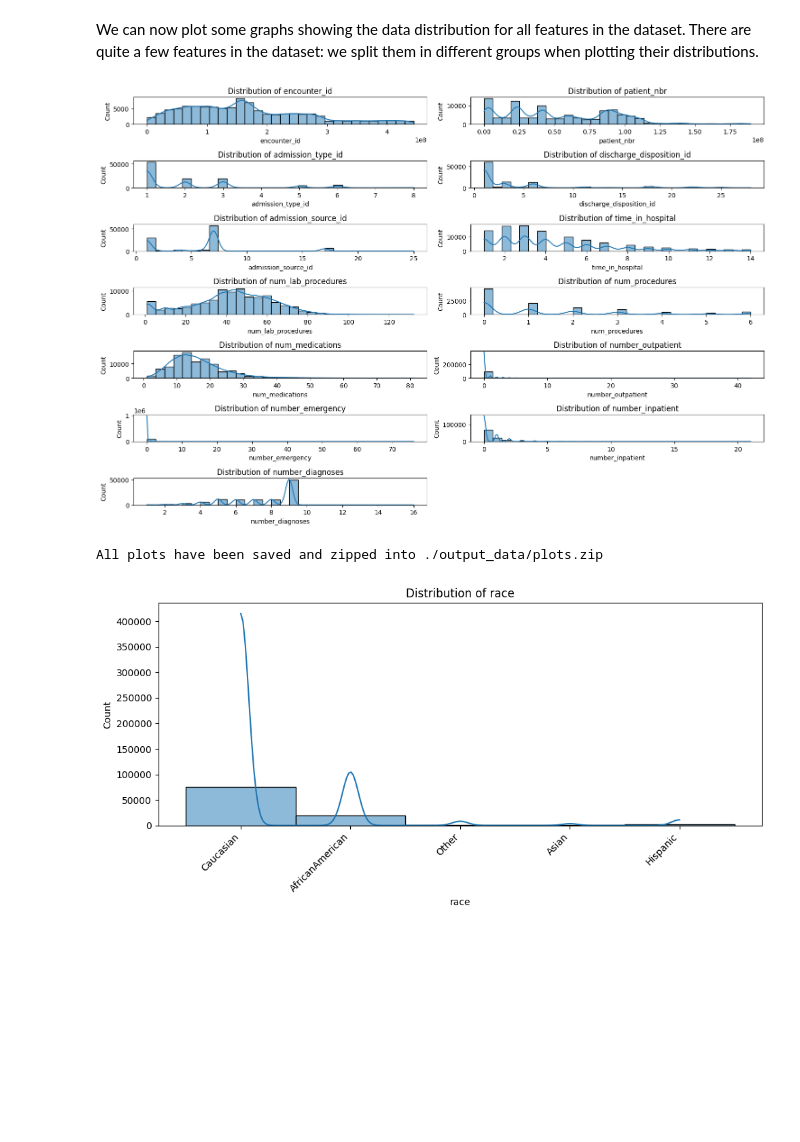
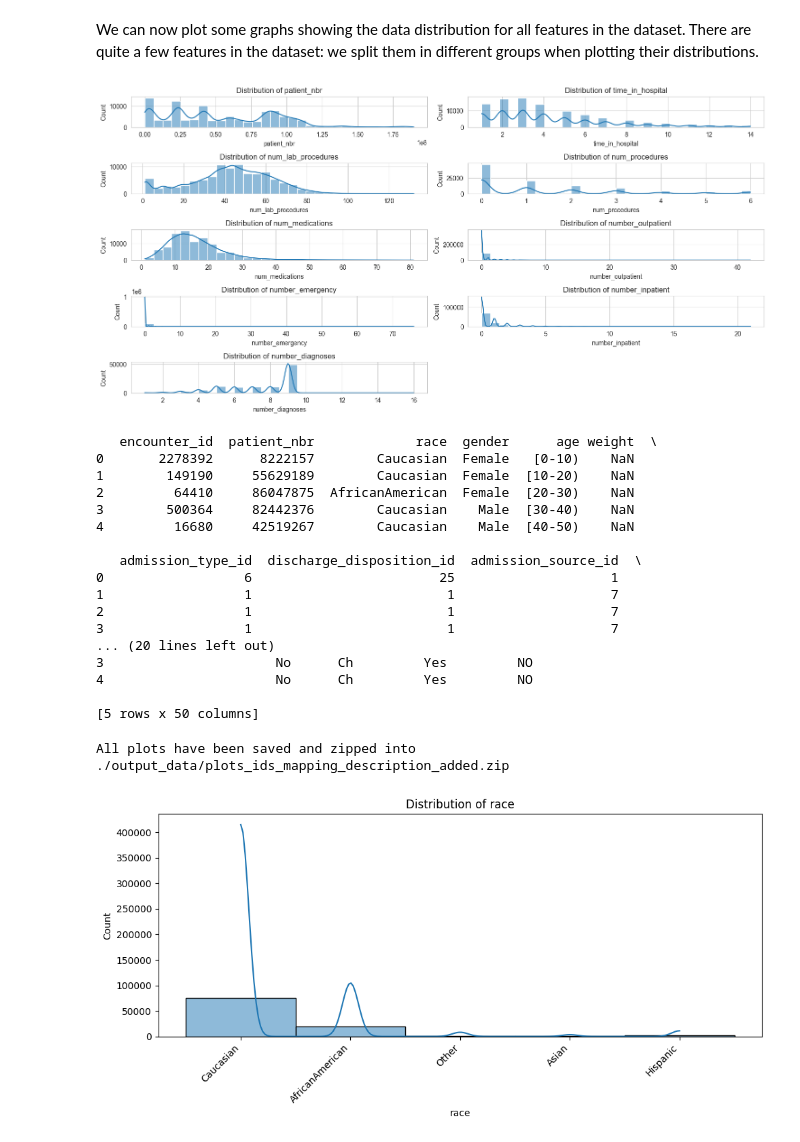
Before and after one commit to iamgiulyUCL/COMP0189Applied-Artificial-IntelligenceUCL, a Jupyter notebook: COMP0189_coursework_1.ipynb, the cells around one changed output. Drawn from its saved outputs; the diff is of its cells as text; code cells hidden in the pictures; blank space fills up the shorter version.

Commit message:
First commit task 2

```diff
--- a/COMP0189_coursework_1.ipynb
+++ b/COMP0189_coursework_1.ipynb
@@ -449,6 +450,18 @@ discharge_disposition_id.csv DataFrame - Missing Values in Each Feature:
 discharge_disposition_id    0
 description                 1
 dtype: int64
+# %%
+# Load the diabetic_data_placeholders_with_nan.csv
+diabetic_data_placeholders_substituted = pd.read_csv("./output_data/replaced_placeholders_with_nan.csv")
+# %%
+# Load the admission_source_id.csv
+admission_source_id = pd.read_csv("./output_data/admission_source_id.csv")
+
+# Load the admission_type_id.csv
+admission_type_id = pd.read_csv("./output_data/admission_type_id.csv")
+
+# Load the discharge_disposition_id.csv
+discharge_disposition_id = pd.read_csv("./output_data/discharge_disposition_id.csv")
 # %%
 # join the three dataframes into diabetic_data_placeholders_substituted dataframe
 
@@ -498,20 +514,51 @@ There are quite a few features in the dataset: we split them in different groups
 # %%
 # Selecting numerical columns
 numerical_cols = diabetic_data_placeholders_substituted.select_dtypes(include=['int64', 'float64']).columns
 num_cols = 2
 num_rows = (len(numerical_cols) // num_cols) + (1 if len(numerical_cols) % num_cols > 0 else 0)
 
 # Plot distributions for numerical columns
 plt.figure(figsize=(15, 10))
-for i, col in enumerate(numerical_cols):
+
+# Drop columns with id in the name
+numerical_cols_no_id_for_plots = [col for col in numerical_cols if "id" not in col]
+
+for i, col in enumerate(numerical_cols_no_id_for_plots):
     plt.subplot(num_rows, num_cols, i + 1)
     sns.histplot(diabetic_data_placeholders_substituted[col], kde=True, bins=30)
     plt.title(f"Distribution of {col}")
 
 plt.tight_layout()
 plt.show()
 # %% [output]
-[figure, old version]
+[figure, new version]
+# %%
+import pandas as pd
+
+# Import the CSV file as a pandas DataFrame
+file_path = './output_data/replaced_placeholders_with_nan.csv'
+diabetic_data = pd.read_csv(file_path, sep=',', encoding='utf-8')
+
+# Display the first few rows of the DataFrame to verify the import
+print(diabetic_data.head())
+# %% [output]
+   encounter_id  patient_nbr             race  gender      age weight  \
+0       2278392      8222157        Caucasian  Female   [0-10)    NaN
+1        149190     55629189        Caucasian  Female  [10-20)    NaN
+2         64410     86047875  AfricanAmerican  Female  [20-30)    NaN
+3        500364     82442376        Caucasian    Male  [30-40)    NaN
+4         16680     42519267        Caucasian    Male  [40-50)    NaN
+
+   admission_type_id  discharge_disposition_id  admission_source_id  \
+0                  6                        25                    1
+1                  1                         1                    7
+2                  1                         1                    7
+3                  1                         1                    7
+... (20 lines left out)
+3                      No      Ch         Yes         NO
+4                      No      Ch         Yes         NO
+
+[5 rows x 50 columns]
 # %%
 import matplotlib.pyplot as plt
 import seaborn as sns
@@ -522,17 +569,17 @@ import shutil
 
 output_dir = "plots"
 os.makedirs(output_dir, exist_ok=True)
+numerical_cols = diabetic_data_placeholders_substituted.select_dtypes(include=['int64', 'float64']).columns
 
-
-diabetic_data_placeholders_substituted_nolabel = diabetic_data_placeholders_substituted.drop(columns='readmitted', inplace=False)
-non_numerical_cols = diabetic_data_placeholders_substituted_nolabel.drop(columns=numerical_cols).columns
+diabetic_data_placeholders_substituted_merged_ids_mapping = diabetic_data_placeholders_substituted.drop(columns='readmitted', inplace=False)
+non_numerical_cols = diabetic_data_placeholders_substituted_merged_ids_mapping.drop(columns=numerical_cols).columns
 
 # Create a list to store plot filenames
 plot_filenames = []
 
 # Plot distributions for non-numerical columns and save them as images
 for col in non_numerical_cols:
-    distinct_count = diabetic_data_placeholders_substituted_nolabel[col].nunique()
+    distinct_count = diabetic_data_placeholders_substituted_merged_ids_mapping[col].nunique()
 
     plt.figure(figsize=(10, 5))
 
@@ -556,7 +603,7 @@ for col in non_numerical_cols:
     plot_filenames.append(plot_filename)
 
 
-zip_filename = "./output_data/plots.zip"
+zip_filename = "./output_data/plots_ids_mapping_description_added.zip"
 with zipfile.ZipFile(zip_filename, 'w') as zipf:
     for plot_file in plot_filenames:
         zipf.write(plot_file, os.path.basename(plot_file))
@@ -566,7 +613,7 @@ shutil.rmtree(output_dir)
 
 print(f"All plots have been saved and zipped into {zip_filename}")
 # %% [output]
-All plots have been saved and zipped into ./output_data/plots.zip
+All plots have been saved and zipped into ./output_data/plots_ids_mapping_description_added.zip
 # %%
 # Select all columns excluding the numerical ones
 diabetic_data_placeholders_substituted_nolabel = diabetic_data_placeholders_substituted.drop(columns='readmitted', inplace=False)
```
Also changed, not shown: parts of 16 cells of this notebook.
